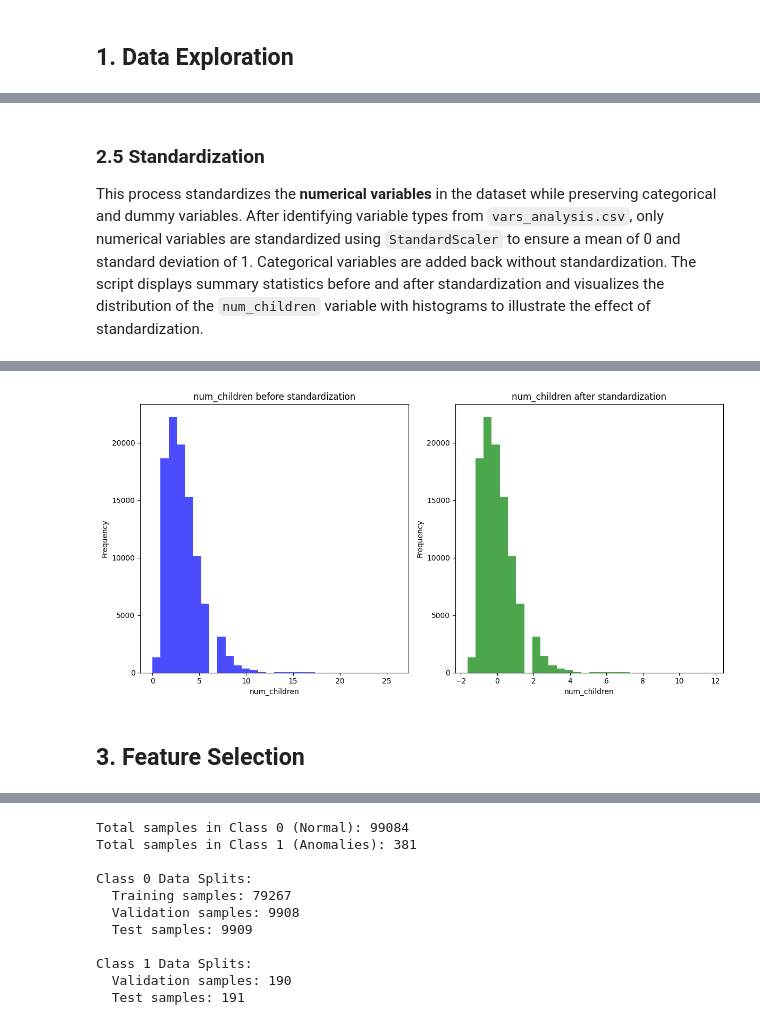
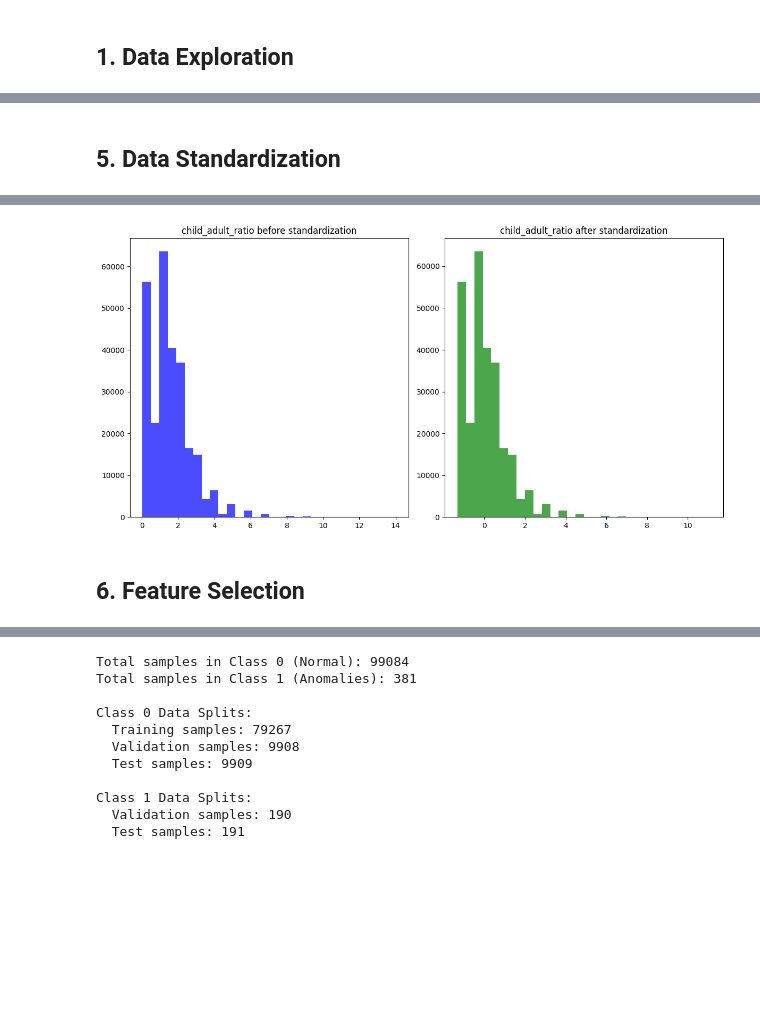
Before and after one commit to jprlink/child_sep_ml, a Jupyter notebook: child_sep_ml_anom.ipynb, the cells around one changed output, grey strips where cells are left out. Drawn from its saved outputs; the diff is of its cells as text; code cells hidden in the pictures; blank space fills up the shorter version.

Commit message:
Streamlined data cleaning, feature engineering and selection, and model selection

```diff
--- a/child_sep_ml_anom.ipynb
+++ b/child_sep_ml_anom.ipynb
@@ -368,5 +318,6 @@ Next, we use **K-Nearest Neighbors (KNN) imputation** to handle missing values a
 # %%
 import pandas as pd
+import pickle
 from sklearn.impute import KNNImputer
 import missingno as msno
 import matplotlib.pyplot as plt
@@ -378,17 +329,17 @@ def knn_impute_all_columns(df, n_neighbors=5):
     return df_imputed
 
 # Apply KNN imputation to all columns
-data_na_imp = knn_impute_all_columns(data_ord.copy())
+data_na_imp = knn_impute_all_columns(data_trans.copy())
 
-# Visualize missing data matrix
+# Visualize missing data matrix after imputation
 msno.matrix(data_na_imp)
 plt.show()
 
 # Display the first few rows of the new dataframe with imputed values
-print("\nDataFrame with imputed values in all columns:")
+print("\nDataFrame with imputed values:")
 print(data_na_imp.head())
 
-# Display the first few rows of the new dataframe with imputed values
-print("\nDataFrame with imputed values in the first column:")
-print(data_na_imp.head())
+# Saving the DataFrame as a pickle file
+with open('data_na_imp.pkl', 'wb') as f:
+    pickle.dump(data_na_imp, f)
 # %% [output]
@@ -396,57 +364,44 @@ ValueError: could not convert string to float: 'afg-2021'
-# %% [markdown]
-### 2.5 Standardization
-
-This process standardizes the **numerical variables** in the dataset while preserving categorical and dummy variables. After identifying variable types from `vars_analysis.csv`, only numerical variables are standardized using `StandardScaler` to ensure a mean of 0 and standard deviation of 1. Categorical variables are added back without standardization. The script displays summary statistics before and after standardization and visualizes the distribution of the `num_children` variable with histograms to illustrate the effect of standardization.
+# %% [markdown]
+## 5. Data Standardization
 # %%
 import pandas as pd
+import pickle
 from sklearn.preprocessing import StandardScaler
 import matplotlib.pyplot as plt
-import numpy as np
+
+# Loading the DataFrame back from the pickle file
+with open('data_na_imp.pkl', 'rb') as f:
+    loaded_data_pickle = pickle.load(f)
 
 # Load the vars_analysis.csv to identify variable types
 vars_analysis = pd.read_csv('vars_analysis.csv', usecols=['variable', 'type'])
-dummy_variables = vars_analysis[vars_analysis['type'] == 'dummy']['variable'].tolist()
-categorical_variables = vars_analysis[vars_analysis['type'] == 'ordinal']['variable'].tolist()
 numerical_variables = vars_analysis[vars_analysis['type'] == 'numerical']['variable'].tolist()
 
-# Filter variables to include only those present in data_dum
-dummy_variables = [var for var in dummy_variables if var in data_na_imp.columns]
-categorical_variables = [var for var in categorical_variables if var in data_na_imp.columns]
-numerical_variables = [var for var in numerical_variables if var in data_na_imp.columns]
+# Filter numerical variables that are present in the DataFrame
+numerical_variables = [var for var in numerical_variables if var in data_stand.columns]
 
-# Standardize the numerical variables (excluding dummy variables and categorical variables)
+# Standardize the numerical variables
 scaler = StandardScaler()
 data_stand = data_na_imp.copy()
+
+# Apply standardization only to numerical variables
 data_stand[numerical_variables] = scaler.fit_transform(data_stand[numerical_variables])
 
-# Add back the categorical variables without standardizing them
-common_categorical_vars = list(set(categorical_variables).intersection(data_na_imp.columns))
-data_stand[common_categorical_vars] = data_na_imp[common_categorical_vars]
-
-# Display summary statistics before standardization
+# Display summary statistics before and after standardization
 print("\nSummary statistics before standardization:")
 print(data_na_imp.describe())
-
-# Display summary statistics after standardization
 print("\nSummary statistics after standardization:")
 print(data_stand.describe())
 
-# Histogram for hoh_age before standardization
+# Display histograms before and after standardization
 plt.figure(figsize=(12, 6))
+plt.subplot(1, 2, 1)
+plt.hist(data_na_imp['child_adult_ratio'], bins=30, alpha=0.7, color='blue')
+plt.title('child_adult_ratio before standardization')
 
-plt.subplot(1, 2, 1)
-plt.hist(data_na_imp['num_children'], bins=30, alpha=0.7, color='blue')
-plt.title('num_children before standardization')
-plt.xlabel('num_children')
-plt.ylabel('Frequency')
-
-# Histogram for num_children after standardization
 plt.subplot(1, 2, 2)
-plt.hist(data_stand['num_children'], bins=30, alpha=0.7, color='green')
-plt.title('num_children after standardization')
-plt.xlabel('num_children')
-plt.ylabel('Frequency')
-
+plt.hist(data_stand['child_adult_ratio'], bins=30, alpha=0.7, color='green')
+plt.title('child_adult_ratio after standardization')
 plt.tight_layout()
 plt.show()
 # %% [output]
@@ -470,6 +425,6 @@ max         1.000000       1.000000       1.000000            1.000000
-[figure, old version]
+[figure, new version]
 # %% [markdown]
-## 3. Feature Selection
+## 6. Feature Selection
 # %%
 import pandas as pd
 import numpy as np
```
Also changed, not shown: parts of 21 cells of this notebook, 2 other files.
